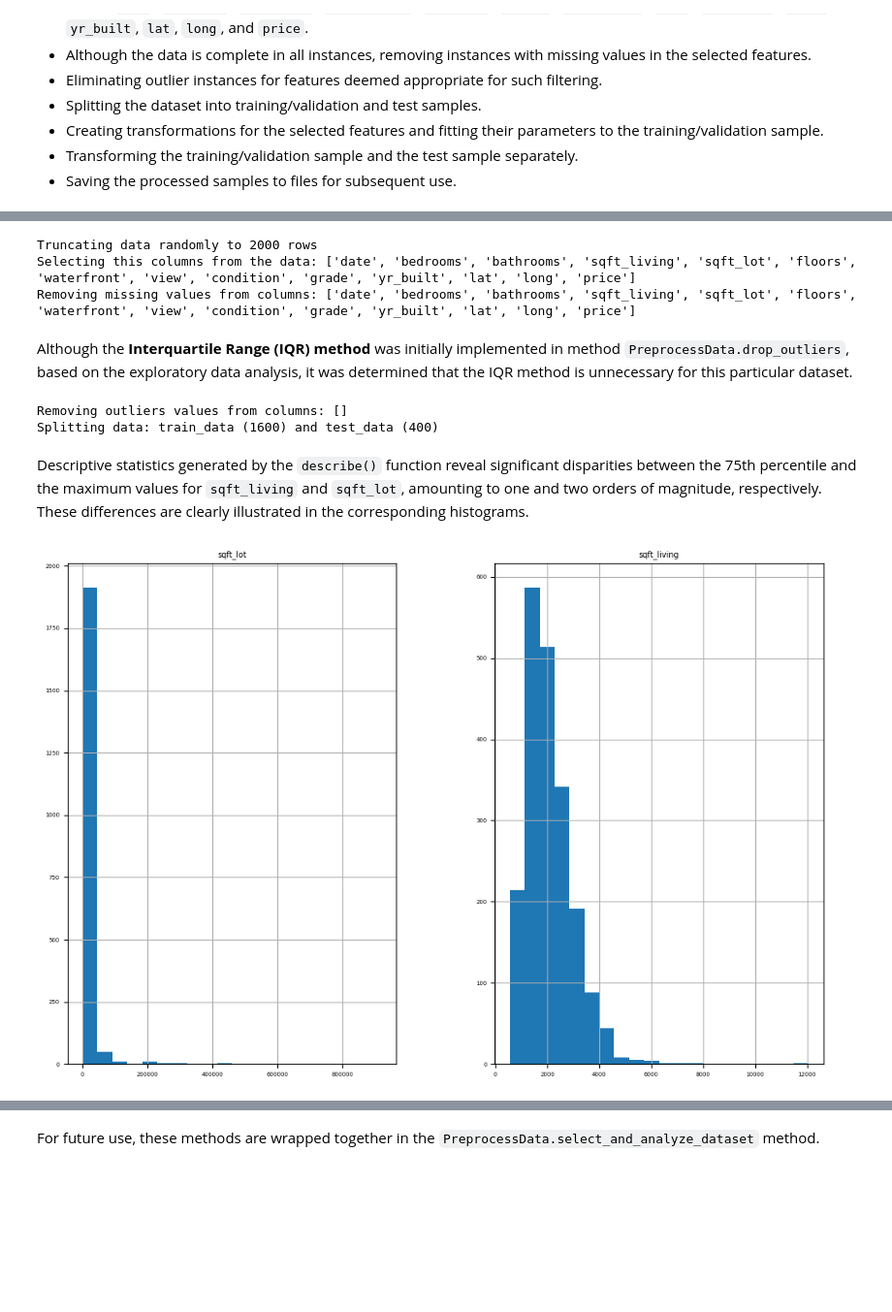
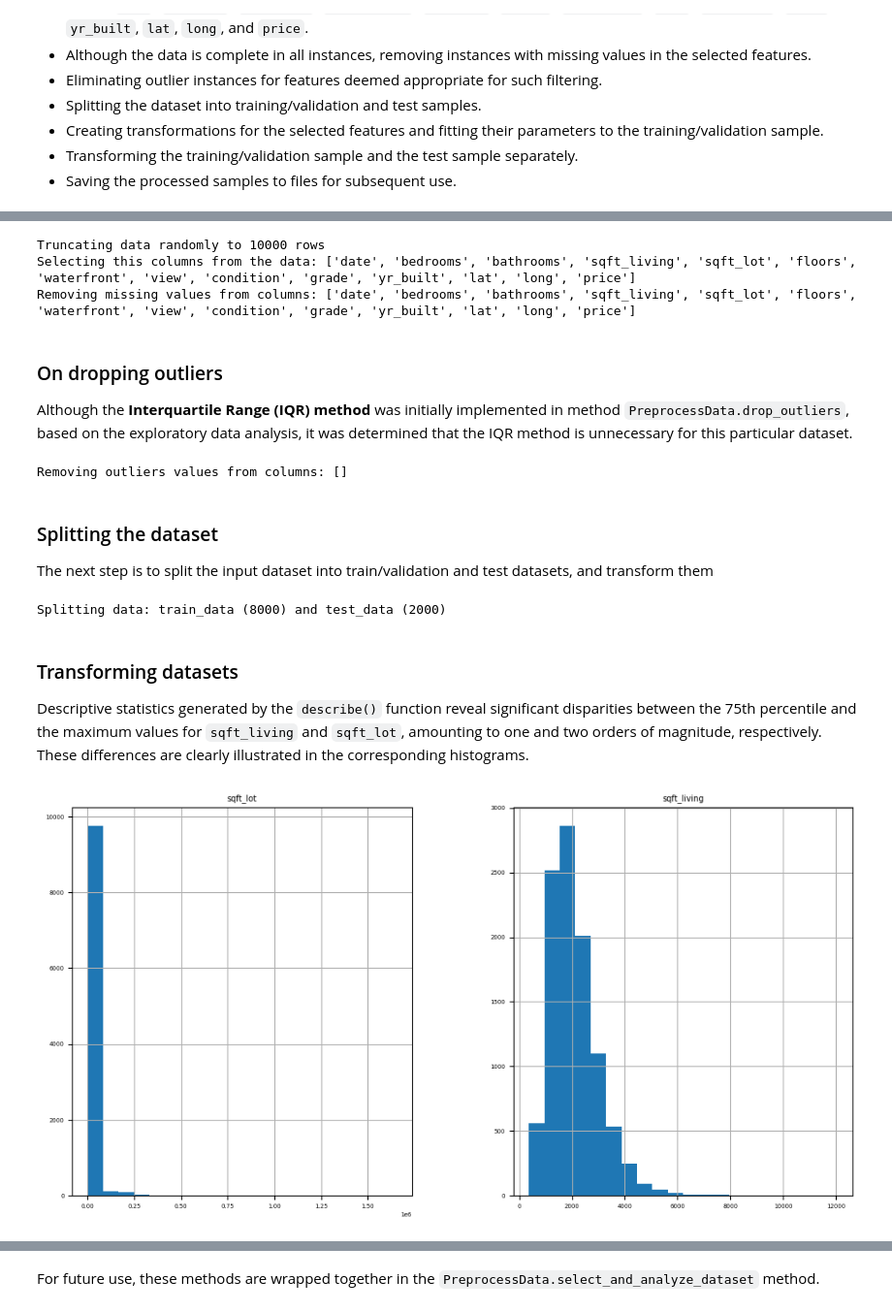
Before and after one commit to mananoreboton/A1-ManuelBueno, a Jupyter notebook: A1-ManuelBueno.ipynb, the cells around one changed output, grey strips where cells are left out. Shown at 97% size. Saved outputs shown, nothing was run; the diff lists cells and outputs as text; code cells hidden in the pictures; blank space fills up the shorter version.

```diff
--- a/A1-ManuelBueno.ipynb
+++ b/A1-ManuelBueno.ipynb
@@ -102,27 +107,34 @@ The `PreprocessData` class includes dedicated methods for the following tasks:
 # %%
-dataset_size = 2000
+dataset_size = 10000
 input_dataset = preprocessData.truncate_dataframe(input_dataset, dataset_size)
 input_dataset = preprocessData.filter_features(input_dataset)
 input_dataset = preprocessData.drop_missing_values(input_dataset)
 # %% [output]
-Truncating data randomly to 2000 rows
+Truncating data randomly to 10000 rows
 Selecting this columns from the data: ['date', 'bedrooms', 'bathrooms', 'sqft_living', 'sqft_lot', 'floors', 'waterfront', 'view', 'condition', 'grade', 'yr_built', 'lat', 'long', 'price']
 Removing missing values from columns: ['date', 'bedrooms', 'bathrooms', 'sqft_living', 'sqft_lot', 'floors', 'waterfront', 'view', 'condition', 'grade', 'yr_built', 'lat', 'long', 'price']
 # %% [markdown]
+### On dropping outliers
 Although the **Interquartile Range (IQR) method** was initially implemented in method `PreprocessData.drop_outliers`, based on the exploratory data analysis, it was determined that the IQR method is unnecessary for this particular dataset.
+# %%
+input_dataset = preprocessData.drop_outliers(input_dataset)
+# %% [output]
+Removing outliers values from columns: []
+# %% [markdown]
+### Splitting the dataset
+The next step is to split the input dataset into train/validation and test datasets, and transform them
 # %%
-input_dataset = preprocessData.drop_outliers(input_dataset)
 train_data, test_data = preprocessData.split_data(input_dataset)
 # %% [output]
-Removing outliers values from columns: []
-Splitting data: train_data (1600) and test_data (400)
+Splitting data: train_data (8000) and test_data (2000)
 # %% [markdown]
+### Transforming datasets
 Descriptive statistics generated by the `describe()` function reveal significant disparities between the 75th percentile and the maximum values for `sqft_living` and `sqft_lot`, amounting to one and two orders of magnitude, respectively. These differences are clearly illustrated in the corresponding histograms.
 # %%
 features_to_inspect = ['sqft_lot', 'sqft_living']
-input_dataset[features_to_inspect].hist(bins=20, figsize=(12, 8))
+input_dataset[features_to_inspect].hist(bins=20, figsize=(12, 6))
 plt.show()
 # %% [output]
-[figure, old version]
+[figure, new version]
 # %% [markdown]
 
```
Also changed, not shown: parts of 52 cells of this notebook, 3 other files.
